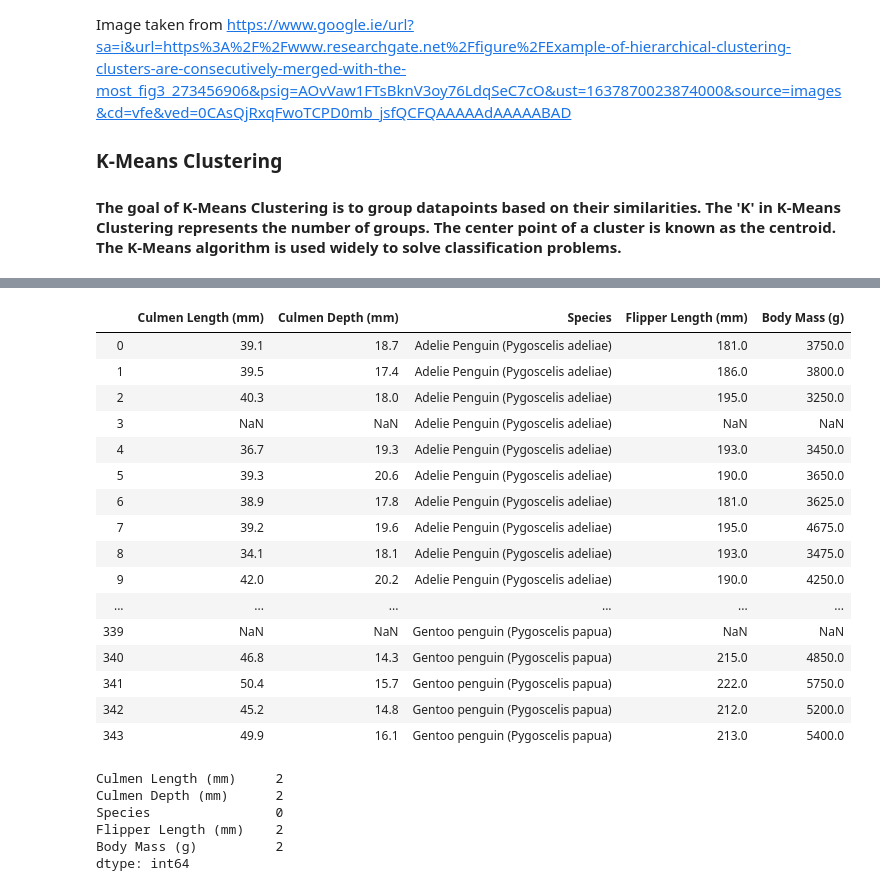
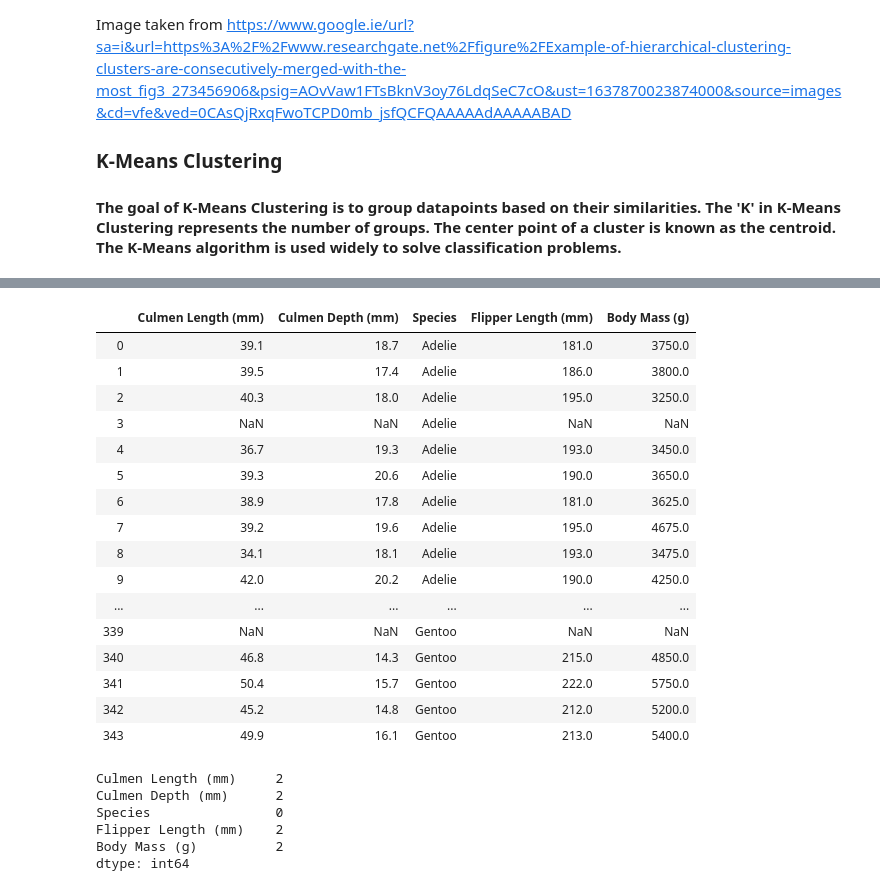
Before and after one commit to Aarondon1993/Machine-Learning-and-Statistics, a Jupyter notebook: Scikit Learn.ipynb, the cells around one changed output, grey strips where cells are left out. Drawn from its saved outputs; the diff is of its cells as text; code cells hidden in the pictures.

```diff
--- a/Scikit Learn.ipynb
+++ b/Scikit Learn.ipynb
@@ -246,25 +246,32 @@ df
 # %%
 # I will remove a couple of columns for this example.
 p= df[["Culmen Length (mm)","Culmen Depth (mm)","Species","Flipper Length (mm)","Body Mass (g)"]]
-# %%
-p
-# %% [output]
-|  | Culmen Length (mm) | Culmen Depth (mm) | Species | Flipper Length (mm) | Body Mass (g) |
-| 0 | 39.1 | 18.7 | Adelie Penguin (Pygoscelis adeliae) | 181.0 | 3750.0 |
-| 1 | 39.5 | 17.4 | Adelie Penguin (Pygoscelis adeliae) | 186.0 | 3800.0 |
-| 2 | 40.3 | 18.0 | Adelie Penguin (Pygoscelis adeliae) | 195.0 | 3250.0 |
-| 3 | NaN | NaN | Adelie Penguin (Pygoscelis adeliae) | NaN | NaN |
-| 4 | 36.7 | 19.3 | Adelie Penguin (Pygoscelis adeliae) | 193.0 | 3450.0 |
-| 5 | 39.3 | 20.6 | Adelie Penguin (Pygoscelis adeliae) | 190.0 | 3650.0 |
-| 6 | 38.9 | 17.8 | Adelie Penguin (Pygoscelis adeliae) | 181.0 | 3625.0 |
-| 7 | 39.2 | 19.6 | Adelie Penguin (Pygoscelis adeliae) | 195.0 | 4675.0 |
-| 8 | 34.1 | 18.1 | Adelie Penguin (Pygoscelis adeliae) | 193.0 | 3475.0 |
-| 9 | 42.0 | 20.2 | Adelie Penguin (Pygoscelis adeliae) | 190.0 | 4250.0 |
-| ... | ... | ... | ... | ... | ... |
-| 339 | NaN | NaN | Gentoo penguin (Pygoscelis papua) | NaN | NaN |
-| 340 | 46.8 | 14.3 | Gentoo penguin (Pygoscelis papua) | 215.0 | 4850.0 |
-| 341 | 50.4 | 15.7 | Gentoo penguin (Pygoscelis papua) | 222.0 | 5750.0 |
-| 342 | 45.2 | 14.8 | Gentoo penguin (Pygoscelis papua) | 212.0 | 5200.0 |
-| 343 | 49.9 | 16.1 | Gentoo penguin (Pygoscelis papua) | 213.0 | 5400.0 |
+# %%
+# I will now shorting the length of the species names to make them more tidy in the upcoming plots. I'll do this using a dictonary
+# and the pandas replace function.
+pd.options.mode.chained_assignment = None
+dict = {"Adelie Penguin (Pygoscelis adeliae)": "Adelie","Chinstrap penguin (Pygoscelis antarctica)": "Chinstrap",
+           "Gentoo penguin (Pygoscelis papua)": "Gentoo"}
+df=p.replace({"Species": dict}, regex = True)
+# %%
+df
+# %% [output]
+|  | Culmen Length (mm) | Culmen Depth (mm) | Species | Flipper Length (mm) | Body Mass (g) |
+| 0 | 39.1 | 18.7 | Adelie | 181.0 | 3750.0 |
+| 1 | 39.5 | 17.4 | Adelie | 186.0 | 3800.0 |
+| 2 | 40.3 | 18.0 | Adelie | 195.0 | 3250.0 |
+| 3 | NaN | NaN | Adelie | NaN | NaN |
+| 4 | 36.7 | 19.3 | Adelie | 193.0 | 3450.0 |
+| 5 | 39.3 | 20.6 | Adelie | 190.0 | 3650.0 |
+| 6 | 38.9 | 17.8 | Adelie | 181.0 | 3625.0 |
+| 7 | 39.2 | 19.6 | Adelie | 195.0 | 4675.0 |
+| 8 | 34.1 | 18.1 | Adelie | 193.0 | 3475.0 |
+| 9 | 42.0 | 20.2 | Adelie | 190.0 | 4250.0 |
+| ... | ... | ... | ... | ... | ... |
+| 339 | NaN | NaN | Gentoo | NaN | NaN |
+| 340 | 46.8 | 14.3 | Gentoo | 215.0 | 4850.0 |
+| 341 | 50.4 | 15.7 | Gentoo | 222.0 | 5750.0 |
+| 342 | 45.2 | 14.8 | Gentoo | 212.0 | 5200.0 |
+| 343 | 49.9 | 16.1 | Gentoo | 213.0 | 5400.0 |
 # %%
 # I will now have a look to see if there are any missing values
```
Also changed, not shown: parts of 13 cells of this notebook.
